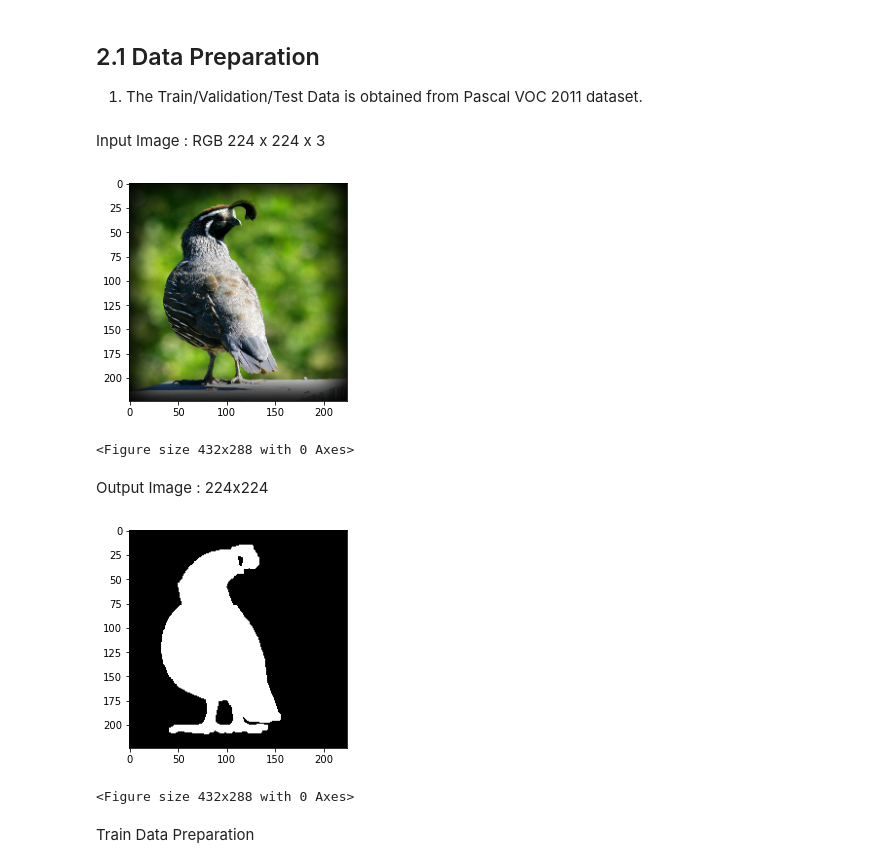
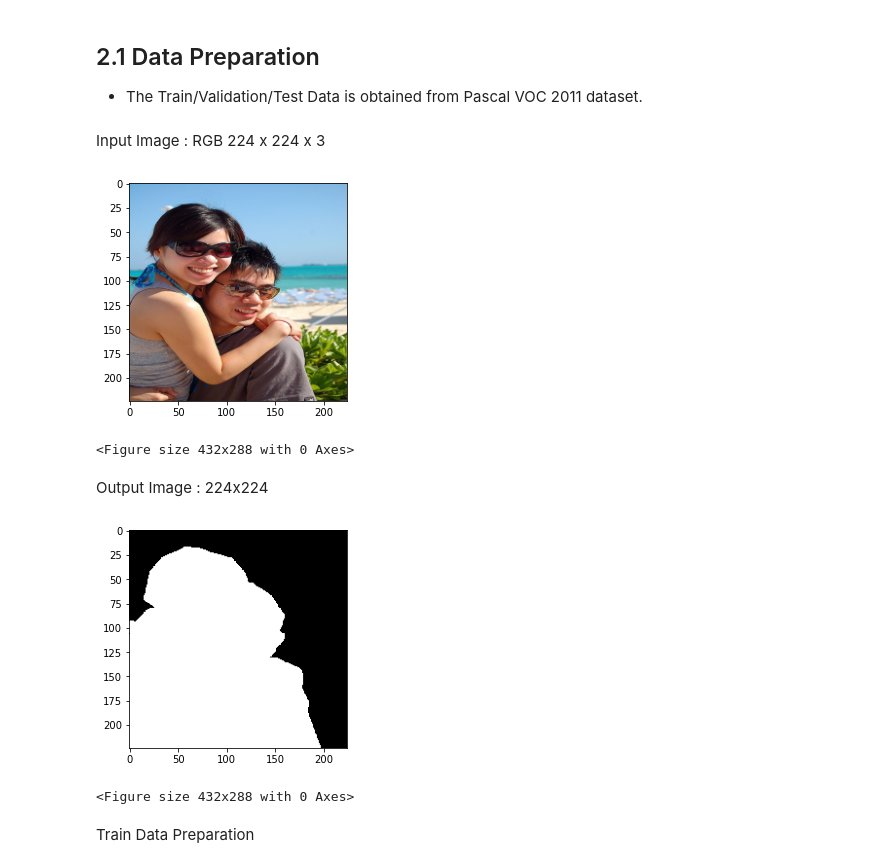
Before and after one commit to AdarshShah/Image-Segmentation, a Jupyter notebook: Image_Segmentation.ipynb, the cells around one changed output. Saved outputs shown, nothing was run; the diff lists cells and outputs as text; code cells hidden in the pictures.

```diff
--- a/Image_Segmentation.ipynb
+++ b/Image_Segmentation.ipynb
@@ -177,7 +230,7 @@ ________________________________________________________________________________
 # %% [markdown]
 ## 2.1 Data Preparation
 
-1. The Train/Validation/Test Data is obtained from Pascal VOC 2011 dataset.
+* The Train/Validation/Test Data is obtained from Pascal VOC 2011 dataset.
 # %%
 train_files = pd.read_csv("./aip/TrainVal/VOCdevkit/VOC2011/ImageSets/Segmentation/train.txt")
 trainval_files = pd.read_csv("./aip/TrainVal/VOCdevkit/VOC2011/ImageSets/Segmentation/trainval.txt")
@@ -187,24 +240,24 @@ filename = train_files['2007_000032'].iloc[np.random.randint(train_files['2007_0
 # %% [markdown]
 Input Image : RGB 224 x 224 x 3
 # %%
-image = resize(imread(f'./aip/TrainVal/VOCdevkit/VOC2011/JPEGImages/{filename}.jpg'),(224,224))
+image = resize(imread(f'{path}/TrainVal/VOCdevkit/VOC2011/JPEGImages/{filename}.jpg'),(224,224))
 plt.imshow(image,'brg')
 plt.show()
 plt.clf()
 # %% [output]
-[figure, old version]
+[figure, new version]
 <Figure size 432x288 with 0 Axes>
 # %% [markdown]
 Output Image : 224x224
 # %%
-image = imread(f'./aip/TrainVal/VOCdevkit/VOC2011/SegmentationClass/{filename}.png')
+image = imread(f'{path}/TrainVal/VOCdevkit/VOC2011/SegmentationClass/{filename}.png')
 image = resize(image[:,:,0],(224,224))
 image = np.where(image>0,1,0)
 plt.imshow(image,'gray')
 plt.show()
 plt.clf()
 # %% [output]
-[figure, old version]
+[figure, new version]
 <Figure size 432x288 with 0 Axes>
 # %% [markdown]
 Train Data Preparation
```
Also changed, not shown: parts of 40 cells of this notebook.
